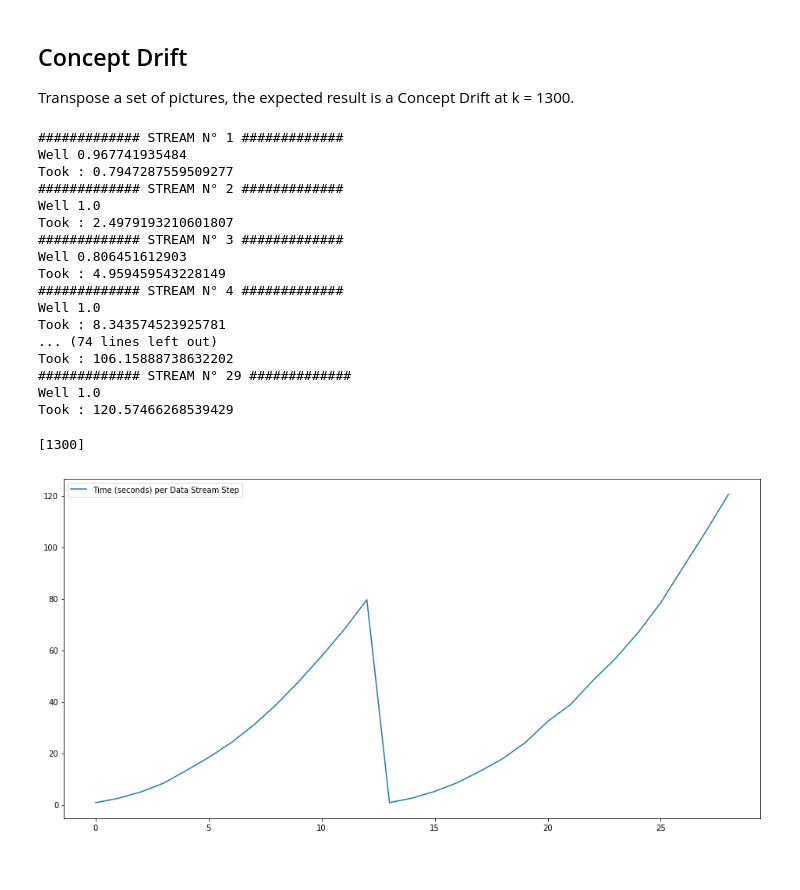
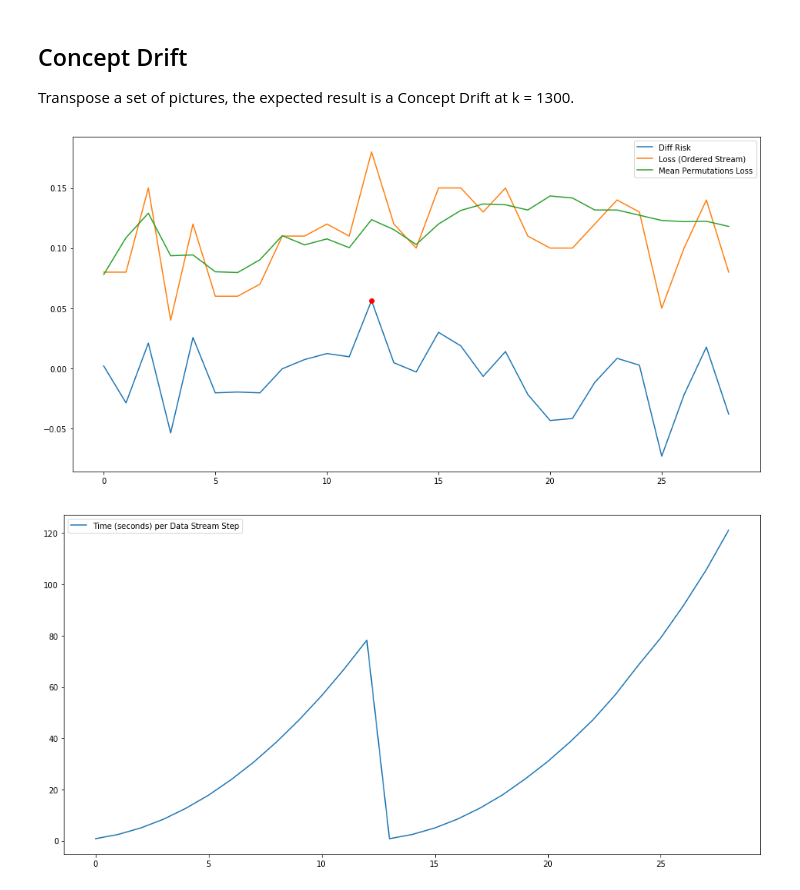
Before and after one commit to Ismailhachimi/Concept-Drift, a Jupyter notebook: main.ipynb, the cells around one changed output. Saved outputs shown, nothing was run; the diff lists cells and outputs as text; code cells hidden in the pictures.

Commit message:
add risk plot - delete prints

```diff
--- a/main.ipynb
+++ b/main.ipynb
@@ -43,31 +42,24 @@ X[1300:1400, :] = X[1300:1400, ::-1]
 stream_size = 100
 Stream = DataStream(X[:3000,:], y[:3000], size=stream_size)
 
-D, times = concept_drift_scheme(window_size=stream_size,
-                                permut=30,
-                                cd_size=0.04,
-                                significance_rate=0.5,
-                                data_stream=Stream)
+D, times, Rord_list, Rsmean_list = concept_drift_scheme(window_size=stream_size,
+                                                        permut=30,
+                                                        cd_size=0.04,
+                                                        significance_rate=0.5,
+                                                        data_stream=Stream)
-# %% [output]
-############# STREAM N° 1 #############
-Well 0.967741935484
-Took : 0.7947287559509277
-############# STREAM N° 2 #############
-Well 1.0
-Took : 2.4979193210601807
-############# STREAM N° 3 #############
-Well 0.806451612903
-Took : 4.959459543228149
-############# STREAM N° 4 #############
-Well 1.0
-Took : 8.343574523925781
-... (74 lines left out)
-Took : 106.15888738632202
-############# STREAM N° 29 #############
-Well 1.0
-Took : 120.57466268539429
-# %%
-D
-# %% [output]
-[1300]
+# %%
+R = []
+
+for i in range(len(Rsmean_list)):
+    R.append(Rord_list[i] - Rsmean_list[i])
+
+plt.figure(figsize=(16, 8))
+plt.plot(R, label='Diff Risk')
+plt.plot(Rord_list, label="Loss (Ordered Stream)")
+plt.plot(Rsmean_list, label="Mean Permutations Loss")
+for i in list(D.keys()):
+    plt.plot(i-1, R[i-1], 'ro')
+plt.legend();
+# %% [output]
+[figure, added]
 # %%
```
Also changed, not shown: parts of 4 cells of this notebook, 1 other file.
